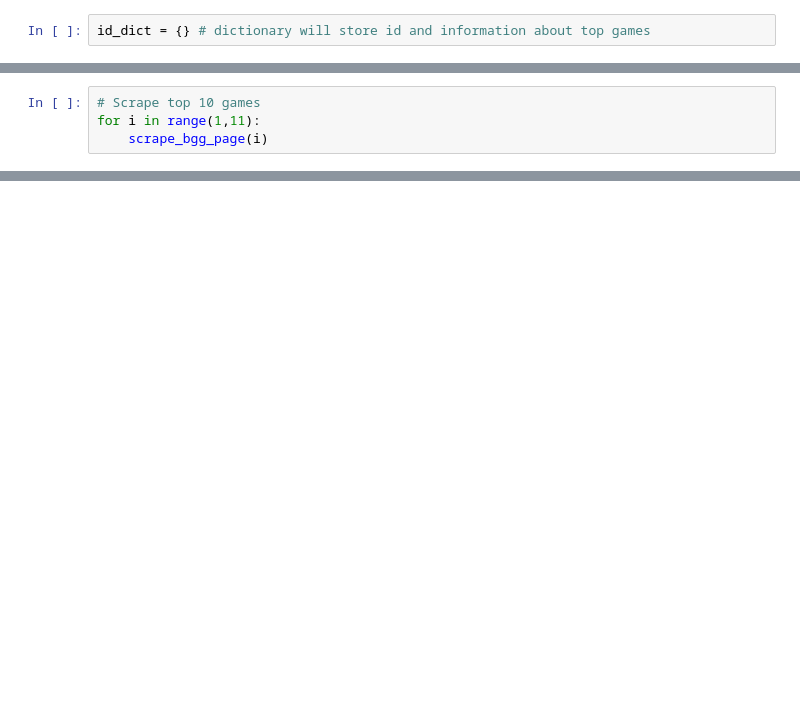
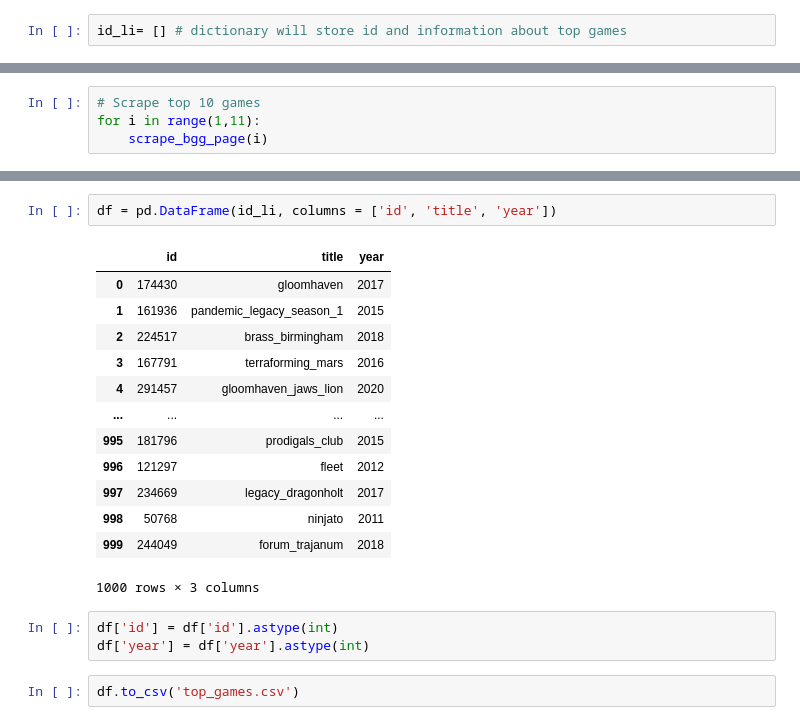
Before and after one commit to MarshallKrakauer/BGGAnalysis, a Jupyter notebook: Scrape top games.ipynb, the cells around one changed output, grey strips where cells are left out. Drawn from its saved outputs; the diff is of its cells as text; blank space fills up the shorter version.

```diff
--- a/Scrape top games.ipynb
+++ b/Scrape top games.ipynb
@@ -7,6 +7,6 @@ import requests
 import re
 import json
 # %%
-id_dict = {} # dictionary will store id and information about top games
+id_li= [] # dictionary will store id and information about top games
 # %%
 def scrape_bgg_page(page_num=1):
@@ -54,0 +70,21 @@ with open('top_games.json', 'w') as f:
+# %%
+df = pd.DataFrame(id_li, columns = ['id', 'title', 'year'])
+# %% [output]
+|  | id | title | year |
+| 0 | 174430 | gloomhaven | 2017 |
+| 1 | 161936 | pandemic_legacy_season_1 | 2015 |
+| 2 | 224517 | brass_birmingham | 2018 |
+| 3 | 167791 | terraforming_mars | 2016 |
+| 4 | 291457 | gloomhaven_jaws_lion | 2020 |
+| ... | ... | ... | ... |
+| 995 | 181796 | prodigals_club | 2015 |
+| 996 | 121297 | fleet | 2012 |
+| 997 | 234669 | legacy_dragonholt | 2017 |
+| 998 | 50768 | ninjato | 2011 |
+| 999 | 244049 | forum_trajanum | 2018 |
+1000 rows × 3 columns
+# %%
+df['id'] = df['id'].astype(int)
+df['year'] = df['year'].astype(int)
+# %%
+df.to_csv('top_games.csv')
```
Also changed, not shown: parts of 4 cells of this notebook, 5 other files.
